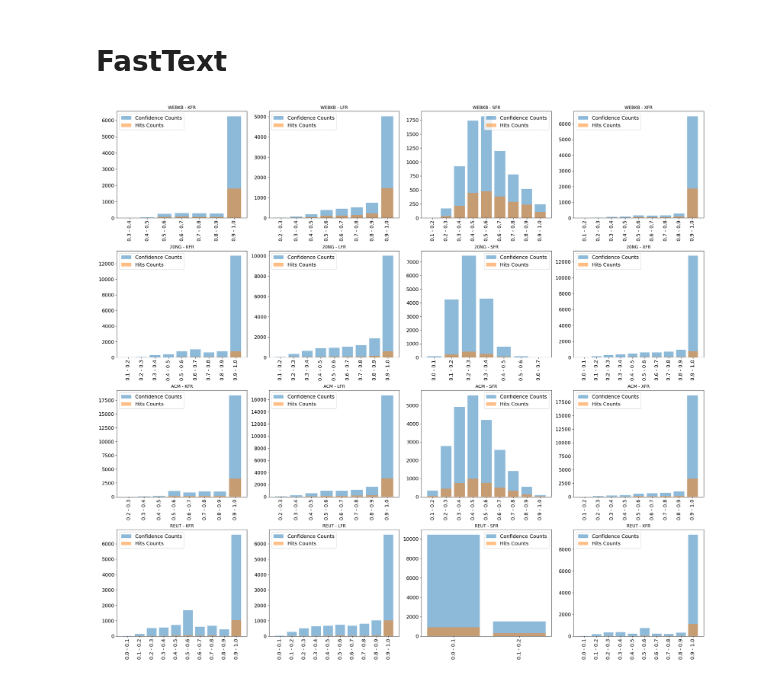
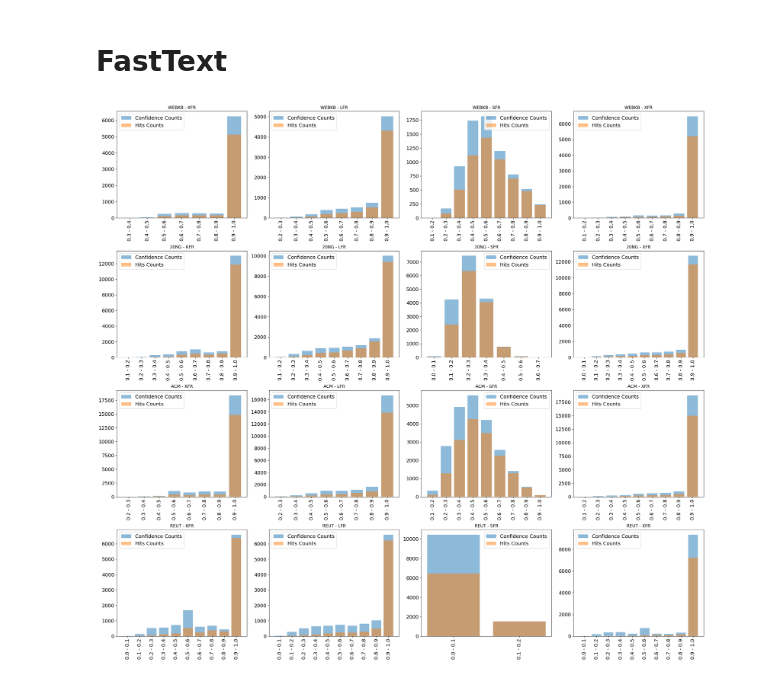
Before and after one commit to warSantos/MS, a Jupyter notebook: analysis/analysis_stacking/hits_by_probs_train.ipynb, the cells around one changed output. Cells and saved outputs as stored; diff of their text form; code cells hidden in the pictures.

```diff
--- a/analysis/analysis_stacking/hits_by_probs_train.ipynb
+++ b/analysis/analysis_stacking/hits_by_probs_train.ipynb
@@ -51,12 +57,10 @@ def plot_bar(probas, hits):
     _ = plt.xticks(ticks=x, labels=labels, rotation=90)
     plt.legend(fontsize=14)
 # %%
-def plot_proba_dist(d_probas, pd_datasets, dset, clf):
+def plot_proba_dist(d_probas, d_labels, dset, clf):
     predictions = d_probas[dset][clf].argmax(axis=1)
     probas = []
     hits = {}
-    df = pd_datasets[dset]
-    df = df[df.folds_id != 0 ]
     hits_count = 0
     # For each prediction
     for idx, predicted_class in enumerate(predictions):
@@ -65,7 +69,7 @@ def plot_proba_dist(d_probas, pd_datasets, dset, clf):
         bean = np.trunc(probability) / 10
         bean = 0.9 if bean >= 1 else bean
         probas.append(bean)
-        if predicted_class == df.classes.values[idx]:
+        if predicted_class == d_labels[dset][idx]:
             if bean not in hits:
                 hits[bean] = 0
             hits[bean] += 1
@@ -81,7 +85,7 @@ grid_data = ["webkb", "20ng", "acm", "reut"]
 plt.figure(figsize=(24, 22))
 for plot_idx, (dset, clf) in enumerate(product(grid_data, CLFS_PLOT)):
     plt.subplot(len(grid_data), len(CLFS_PLOT), plot_idx + 1)
-    plot_proba_dist(d_probas, pd_datasets, dset, clf)
+    plot_proba_dist(d_probas, d_labels, dset, clf)
     plt.title(f"{dset.upper()} - {clf.upper()}")
     _ = plt.xticks(fontsize=14)
     _ = plt.yticks(fontsize=14)
@@ -94,7 +100,7 @@ grid_data = ["webkb", "20ng", "acm", "reut"]
 plt.figure(figsize=(24, 22))
 for plot_idx, (dset, clf) in enumerate(product(grid_data, CLFS_PLOT)):
     plt.subplot(len(grid_data), len(CLFS_PLOT), plot_idx + 1)
-    plot_proba_dist(d_probas, pd_datasets, dset, clf)
+    plot_proba_dist(d_probas, d_labels, dset, clf)
     plt.title(f"{dset.upper()} - {clf.upper()}")
     _ = plt.xticks(fontsize=14)
     _ = plt.yticks(fontsize=14)
@@ -107,7 +115,7 @@ grid_data = ["webkb", "20ng", "acm", "reut"]
 plt.figure(figsize=(24, 22))
 for plot_idx, (dset, clf) in enumerate(product(grid_data, CLFS_PLOT)):
     plt.subplot(len(grid_data), len(CLFS_PLOT), plot_idx + 1)
-    plot_proba_dist(d_probas, pd_datasets, dset, clf)
+    plot_proba_dist(d_probas, d_labels, dset, clf)
     plt.title(f"{dset.upper()} - {clf.upper()}")
     _ = plt.xticks(fontsize=14)
     _ = plt.yticks(fontsize=14)
@@ -117,16 +127,16 @@ plt.tight_layout()
 # %%
 CLFS_PLOT = ["kfr", "lfr", "sfr", "xfr"]
 grid_data = ["webkb", "20ng", "acm", "reut"]
 plt.figure(figsize=(24, 22))
 for plot_idx, (dset, clf) in enumerate(product(grid_data, CLFS_PLOT)):
     plt.subplot(len(grid_data), len(CLFS_PLOT), plot_idx + 1)
-    plot_proba_dist(d_probas, pd_datasets, dset, clf)
+    plot_proba_dist(d_probas, d_labels, dset, clf)
     plt.title(f"{dset.upper()} - {clf.upper()}")
     _ = plt.xticks(fontsize=14)
     _ = plt.yticks(fontsize=14)
 plt.tight_layout()
 # %% [output]
-[figure, old version]
+[figure, new version]
 # %%
 CLFS_PLOT = ["rep_bert", "xlnet_softmax"]
 grid_data = ["webkb", "20ng", "acm", "reut"]
```
Also changed, not shown: parts of 9 cells of this notebook, 13 other files.
